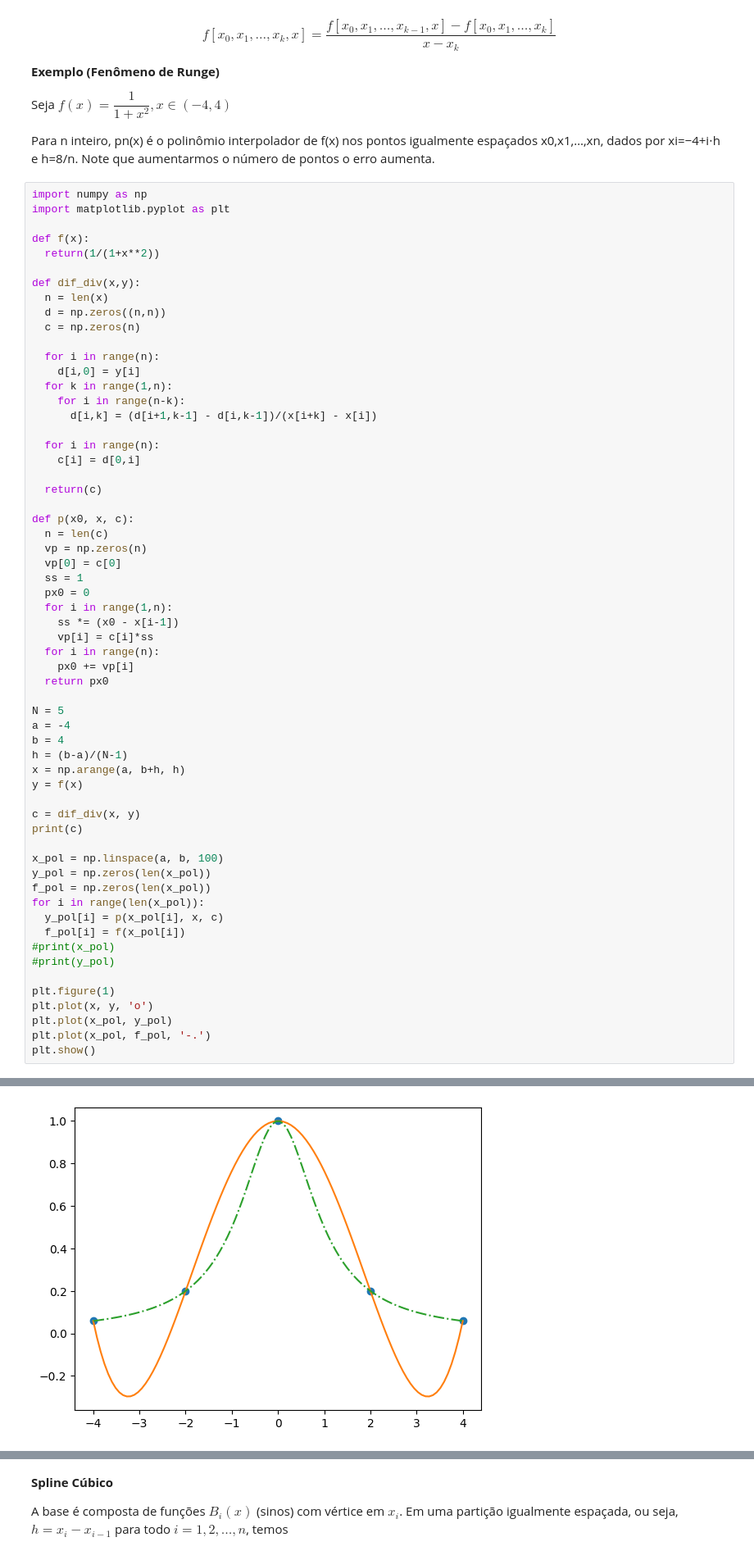
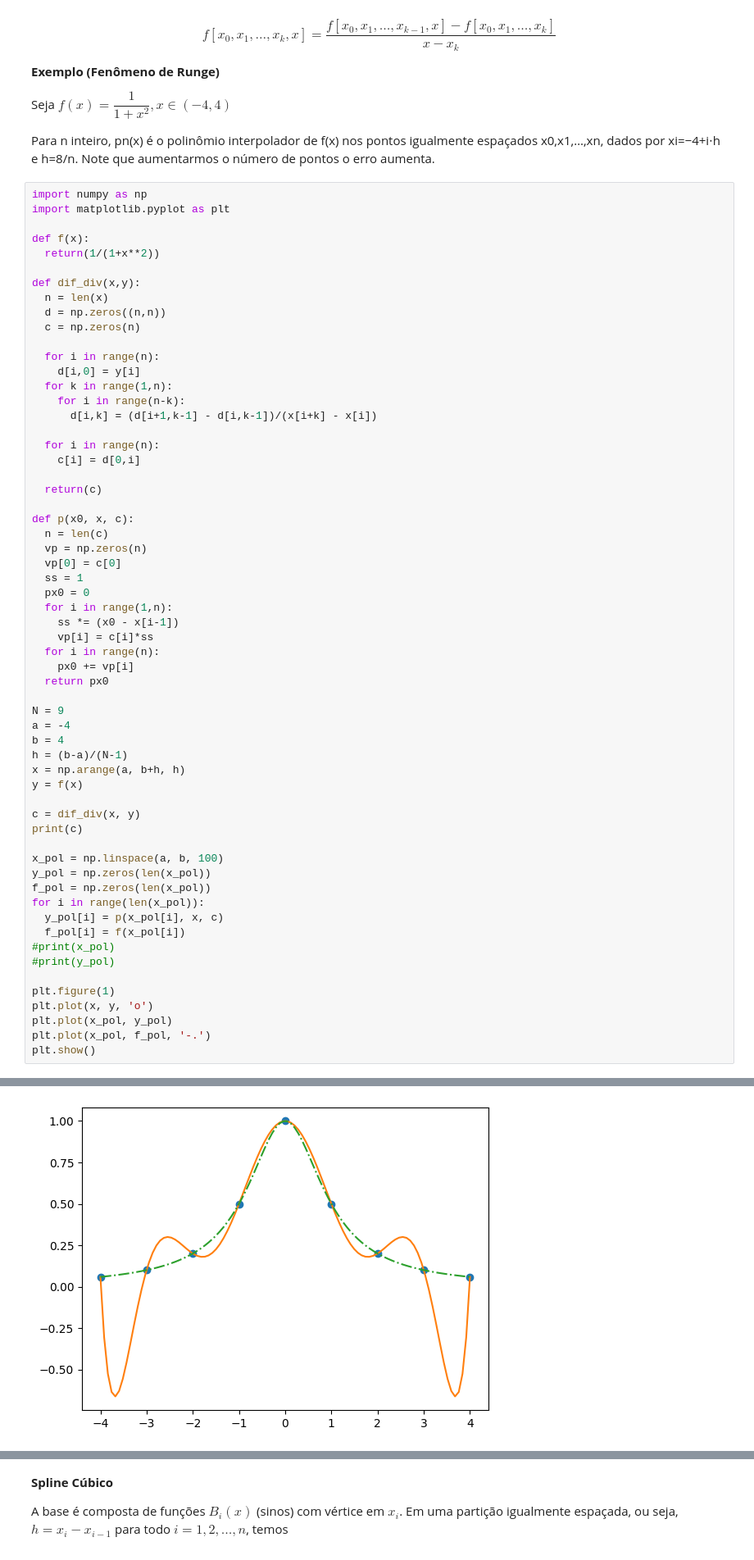
Before and after one commit to pccalegari/exemplos-CN, a Jupyter notebook: unidade5_interpolaçãoCN.ipynb, the cells around one changed output, grey strips where cells are left out. Shown: that part at 82% size. Drawn from its saved outputs; the diff is of its cells as text.

```diff
--- a/unidade5_interpolaçãoCN.ipynb
+++ b/unidade5_interpolaçãoCN.ipynb
@@ -217,7 +241,7 @@ def p(x0, x, c):
     px0 += vp[i]
   return px0
 
-N = 5
+N = 9
 a = -4
 b = 4
 h = (b-a)/(N-1)
@@ -246 +271 @@ plt.show()
-[figure, old version]
+[figure, new version]
```
Also changed, not shown: parts of 4 cells of this notebook.
